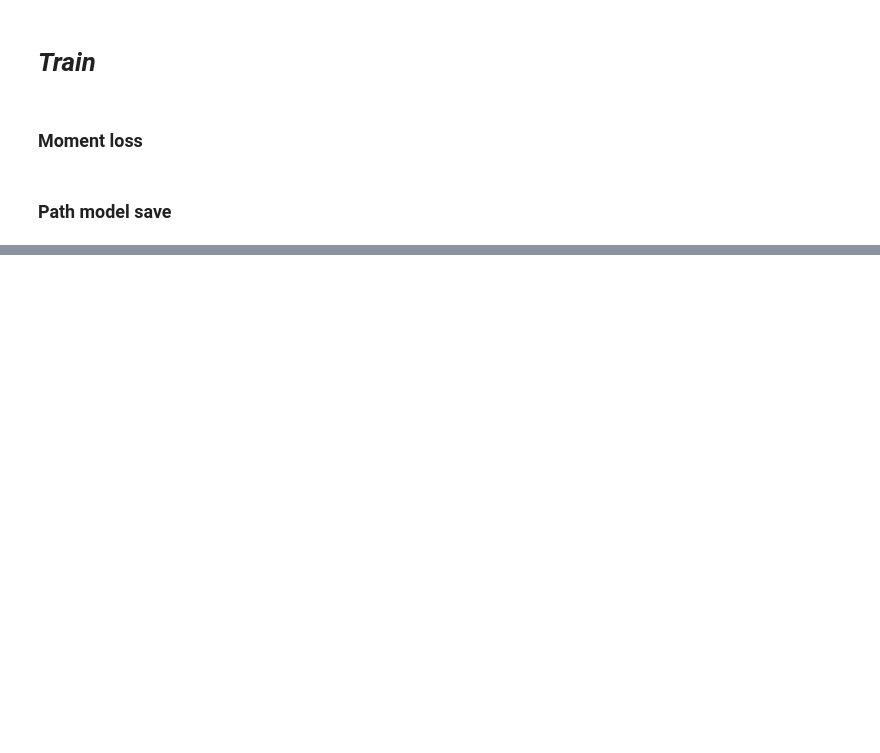
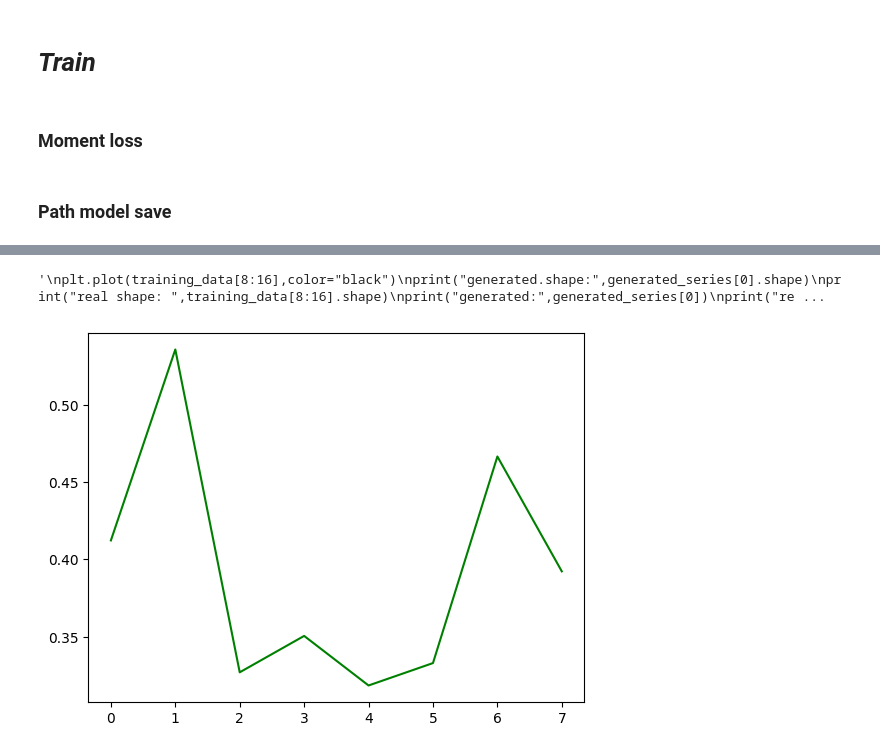
Before and after one commit to francomano/PSA-GAN, a Jupyter notebook: run.ipynb, the cells around one changed output, grey strips where cells are left out. Saved outputs shown, nothing was run; the diff lists cells and outputs as text; code cells hidden in the pictures; blank space fills up the shorter version.

```diff
--- a/run.ipynb
+++ b/run.ipynb
@@ -254,0 +274,12 @@ plt.show()
+# %%
+plt.plot(generated_series[0],color="green")
+'''
+plt.plot(training_data[8:16],color="black")
+print("generated.shape:",generated_series[0].shape)
+print("real shape: ",training_data[8:16].shape)
+print("generated:",generated_series[0])
+print("real: ",training_data[8:16])
+'''
+# %% [output]
+'\nplt.plot(training_data[8:16],color="black")\nprint("generated.shape:",generated_series[0].shape)\nprint("real shape: ",training_data[8:16].shape)\nprint("generated:",generated_series[0])\nprint("re ...
+[figure, added]
```
Also changed, not shown: parts of 9 cells of this notebook, 3 other files.
